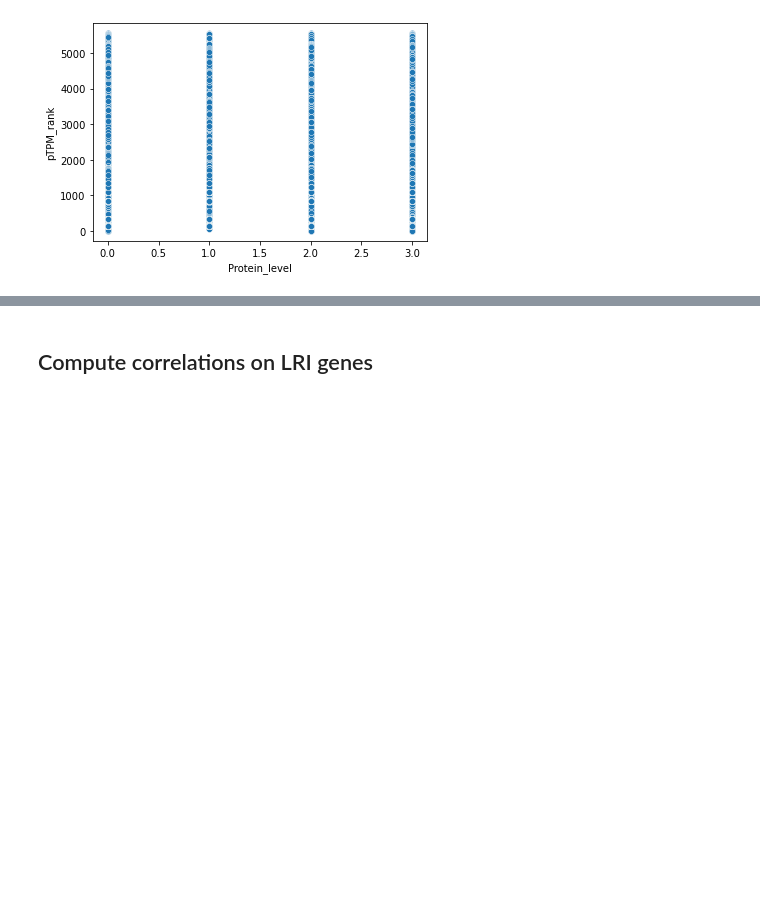
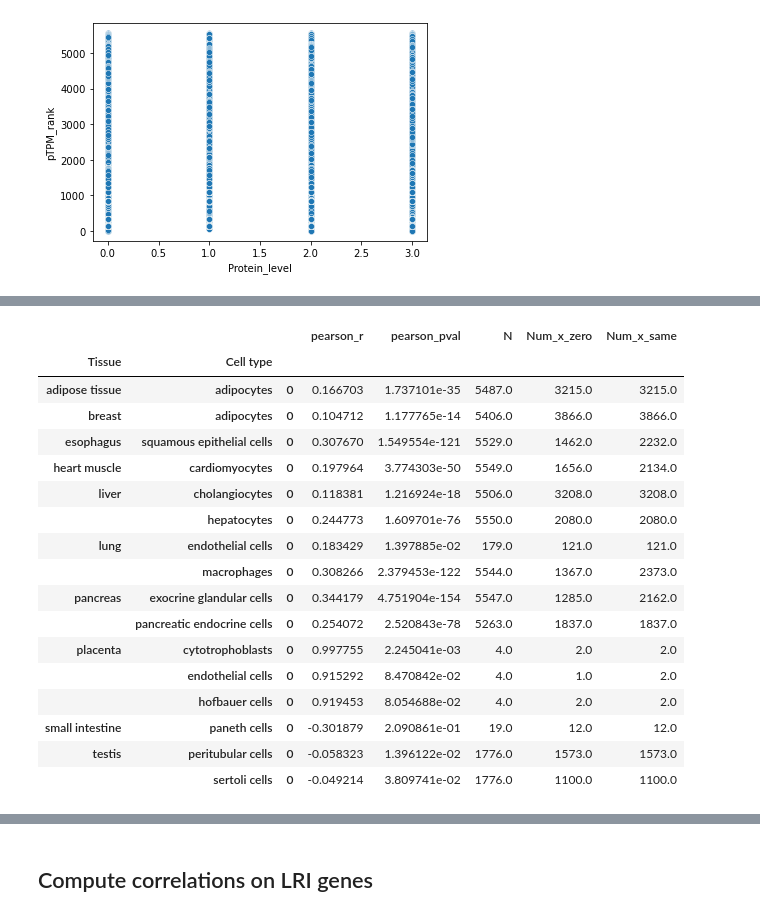
Before and after one commit to ursueugen/human-protein-atlas-analysis, a Jupyter notebook: 01_Transcripts_and_Proteins.ipynb, the cells around one changed output, grey strips where cells are left out. Saved outputs shown, nothing was run; the diff lists cells and outputs as text; code cells hidden in the pictures; blank space fills up the shorter version.

```diff
--- a/01_Transcripts_and_Proteins.ipynb
+++ b/01_Transcripts_and_Proteins.ipynb
@@ -172,0 +213,21 @@ compute_correlations(df['Protein_level'], df['pTPM_rank']);
+# %%
+compute_grouped_correlations(df, grouping = ['Tissue', 'Cell type'], col1 = 'Protein_level', col2 = 'log_pTPM')
+# %% [output]
+|  |  |  | pearson_r | pearson_pval | N | Num_x_zero | Num_x_same |
+| Tissue | Cell type |  |  |  |  |  |  |
+| adipose tissue | adipocytes | 0 | 0.166703 | 1.737101e-35 | 5487.0 | 3215.0 | 3215.0 |
+| breast | adipocytes | 0 | 0.104712 | 1.177765e-14 | 5406.0 | 3866.0 | 3866.0 |
+| esophagus | squamous epithelial cells | 0 | 0.307670 | 1.549554e-121 | 5529.0 | 1462.0 | 2232.0 |
+| heart muscle | cardiomyocytes | 0 | 0.197964 | 3.774303e-50 | 5549.0 | 1656.0 | 2134.0 |
+| liver | cholangiocytes | 0 | 0.118381 | 1.216924e-18 | 5506.0 | 3208.0 | 3208.0 |
+|  | hepatocytes | 0 | 0.244773 | 1.609701e-76 | 5550.0 | 2080.0 | 2080.0 |
+| lung | endothelial cells | 0 | 0.183429 | 1.397885e-02 | 179.0 | 121.0 | 121.0 |
+|  | macrophages | 0 | 0.308266 | 2.379453e-122 | 5544.0 | 1367.0 | 2373.0 |
+| pancreas | exocrine glandular cells | 0 | 0.344179 | 4.751904e-154 | 5547.0 | 1285.0 | 2162.0 |
+|  | pancreatic endocrine cells | 0 | 0.254072 | 2.520843e-78 | 5263.0 | 1837.0 | 1837.0 |
+| placenta | cytotrophoblasts | 0 | 0.997755 | 2.245041e-03 | 4.0 | 2.0 | 2.0 |
+|  | endothelial cells | 0 | 0.915292 | 8.470842e-02 | 4.0 | 1.0 | 2.0 |
+|  | hofbauer cells | 0 | 0.919453 | 8.054688e-02 | 4.0 | 2.0 | 2.0 |
+| small intestine | paneth cells | 0 | -0.301879 | 2.090861e-01 | 19.0 | 12.0 | 12.0 |
+| testis | peritubular cells | 0 | -0.058323 | 1.396122e-02 | 1776.0 | 1573.0 | 1573.0 |
+|  | sertoli cells | 0 | -0.049214 | 3.809741e-02 | 1776.0 | 1100.0 | 1100.0 |
```
Also changed, not shown: parts of 12 cells of this notebook.
